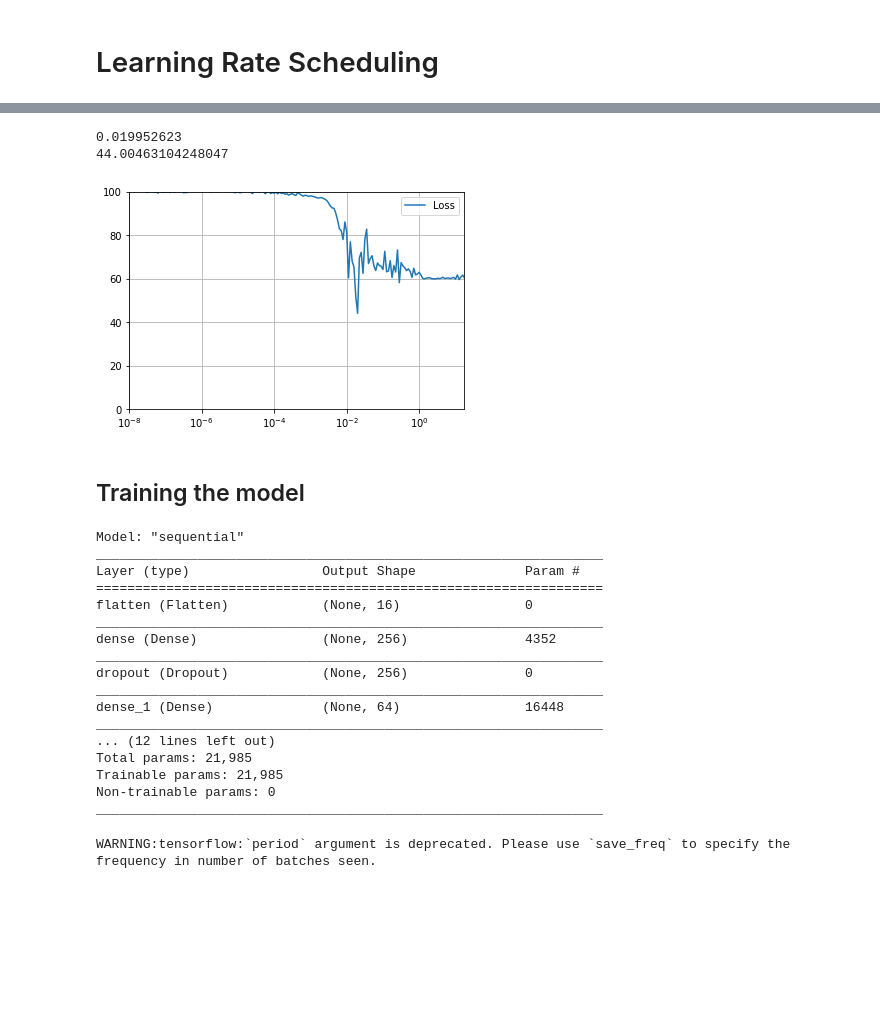
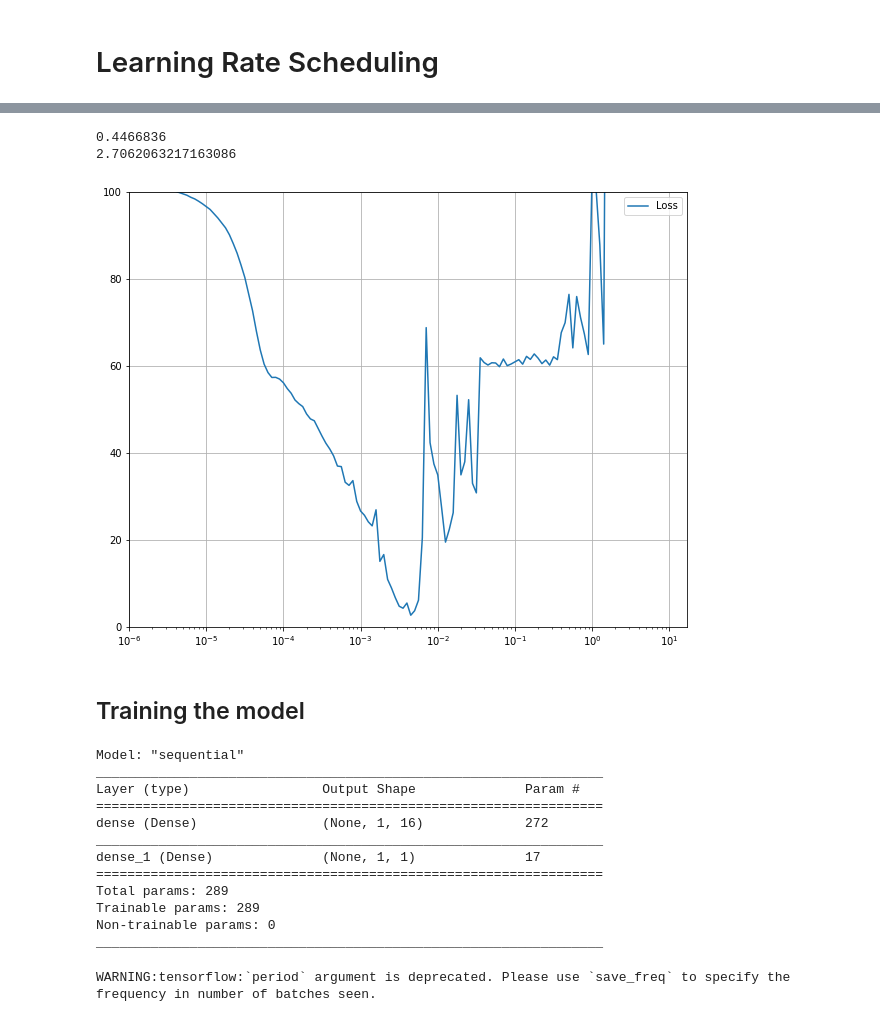
Before and after one commit to utkarsh0702/Projects, a Jupyter notebook: Milestone_Prediction.ipynb, the cells around one changed output, grey strips where cells are left out. Saved outputs shown, nothing was run; the diff lists cells and outputs as text; code cells hidden in the pictures; blank space fills up the shorter version.

```diff
--- a/Milestone_Prediction.ipynb
+++ b/Milestone_Prediction.ipynb
@@ -6,6 +6,8 @@ import tensorflow as tf
 from tensorflow import keras
 import numpy as np
 import matplotlib.pyplot as plt
+# %%
+plt.rcParams['figure.figsize']=(10,8)
 # %%
 df= pd.read_excel('Dataset.xlsx')
 df
@@ -148,23 +152,28 @@ np.random.seed(0)
 # %%
 keras.backend.clear_session()
 model= keras.models.Sequential([
-                              keras.layers.Flatten(input_shape=(1,16)),
-                              keras.layers.Dense(256, activation='relu'),
-                              keras.layers.Dropout(0.2),
-                              keras.layers.Dense(64, activation='relu'),
-                              keras.layers.Dropout(0.4),
-                              keras.layers.Dense(16, activation='relu'),
-                              keras.layers.Dropout(0.6),
-                              keras.layers.Dense(8, activation='relu'),
-                              keras.layers.Dropout(0.6),
+                              # tf.keras.layers.Lambda(lambda x: tf.expand_dims(x,axis=-1), input_shape=[None]),
+                              # keras.layers.Bidirectional(keras.layers.LSTM(32, return_sequences=True)),
+                              # keras.layers.Bidirectional(keras.layers.LSTM(16, return_sequences=True)),
+                              # keras.layers.Bidirectional(keras.layers.LSTM(8)),
+                              # keras.layers.Flatten(),
+                              # keras.layers.Dense(256, activation='relu'),
+                              # keras.layers.Dropout(0.2),
+                              # keras.layers.Dense(64, activation='relu'),
+                              # keras.layers.Dropout(0.4),
+                              # keras.layers.Dense(16, activation='relu'),
+                              # keras.layers.Dropout(0.6),
+                              # keras.layers.Dense(8, activation='relu'),
+                              # keras.layers.Dropout(0.6),
+                              keras.layers.Dense(16, activation=tf.nn.relu, input_shape=(1,16)),
                               keras.layers.Dense(1)
 ])
 
 #Learning Rate Schedular
-lr_schedular= tf.keras.callbacks.LearningRateScheduler(lambda x: 1e-8*10**(x/20))
+lr_schedular= tf.keras.callbacks.LearningRateScheduler(lambda x: 1e-6*10**(x/20))
 
 #model compile
-adam=keras.optimizers.Adam(lr=1e-8)
+adam=keras.optimizers.Adam(lr=1e-6)
 model.compile(optimizer= adam, loss='mse')
 
 #model summary
@@ -221,30 +225,35 @@ for i in lrs:
 print(lr)
 print(loss)
 # %% [output]
-0.019952623
-44.00463104248047
+0.4466836
+2.7062063217163086
 # %%
 lrs= 1e-8*(10**(np.arange(200)/20))
 plt.semilogx(lrs, history.history["loss"], label='Loss')
-plt.axis([1e-8, 1.7e1, 0, 100])
+plt.axis([1e-6, 1.7e1, 0, 100])
 plt.legend(loc='best')
 plt.grid(True)
 # %% [output]
-[figure, old version]
+[figure, new version]
 # %% [markdown]
 ## Training the model
 # %%
 keras.backend.clear_session()
 model= keras.models.Sequential([
-                              keras.layers.Flatten(input_shape=(1,16)),
-                              keras.layers.Dense(256, activation='relu'),
-                              keras.layers.Dropout(0.2),
-                              keras.layers.Dense(64, activation='relu'),
-                              keras.layers.Dropout(0.4),
-                              keras.layers.Dense(16, activation='relu'),
-                              keras.layers.Dropout(0.6),
-                              keras.layers.Dense(8, activation='relu'),
-                              keras.layers.Dropout(0.6),
+                              # tf.keras.layers.Lambda(lambda x: tf.expand_dims(x,axis=-1), input_shape=[None]),
+                              # keras.layers.Bidirectional(keras.layers.LSTM(32, return_sequences=True)),
+                              # keras.layers.Bidirectional(keras.layers.LSTM(16, return_sequences=True)),
+                              # keras.layers.Bidirectional(keras.layers.LSTM(8)),
+                              # keras.layers.Flatten(),
+                              # keras.layers.Dense(256, activation='relu'),
+                              # keras.layers.Dropout(0.2),
+                              # keras.layers.Dense(64, activation='relu'),
+                              # keras.layers.Dropout(0.4),
+                              # keras.layers.Dense(16, activation='relu'),
+                              # keras.layers.Dropout(0.6),
+                              # keras.layers.Dense(8, activation='relu'),
+                              # keras.layers.Dropout(0.6),
+                              keras.layers.Dense(16, activation=tf.nn.relu, input_shape=(1,16)),
                               keras.layers.Dense(1)
 ])
 
@@ -259,17 +268,12 @@ Model: "sequential"
 _________________________________________________________________
 Layer (type)                 Output Shape              Param #
 =================================================================
-flatten (Flatten)            (None, 16)                0
+dense (Dense)                (None, 1, 16)             272
 _________________________________________________________________
-dense (Dense)                (None, 256)               4352
-_________________________________________________________________
-dropout (Dropout)            (None, 256)               0
-_________________________________________________________________
-dense_1 (Dense)              (None, 64)                16448
-_________________________________________________________________
-... (12 lines left out)
-Total params: 21,985
-Trainable params: 21,985
+dense_1 (Dense)              (None, 1, 1)              17
+=================================================================
+Total params: 289
+Trainable params: 289
 Non-trainable params: 0
 _________________________________________________________________
 # %%
```
Also changed, not shown: parts of 8 cells of this notebook.
